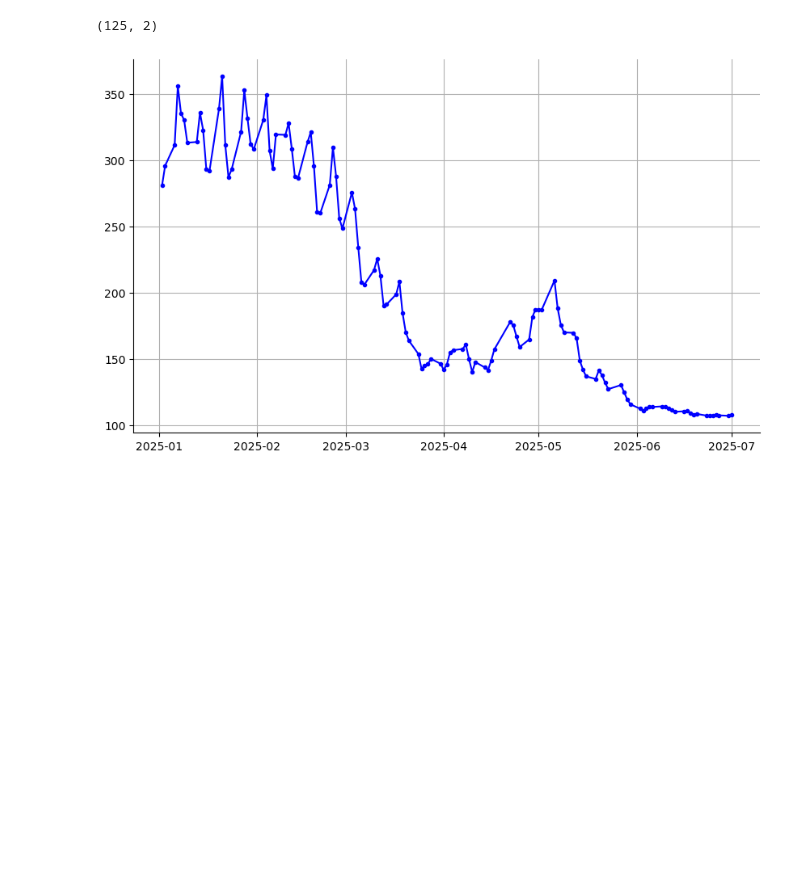
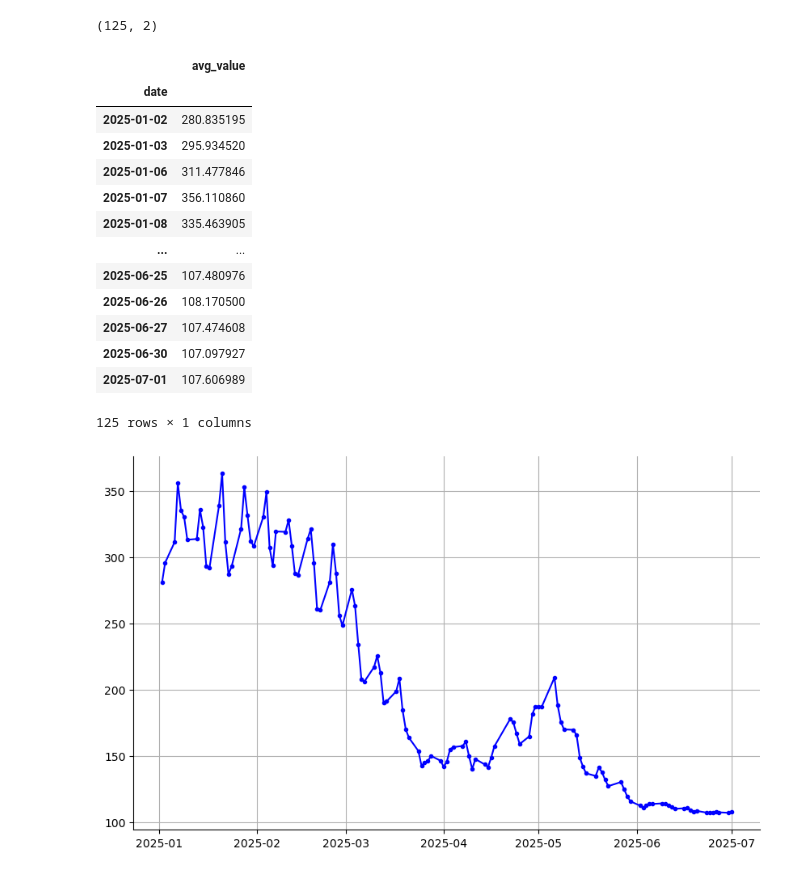
Before and after one commit to UoB-DSMP-2023-24/dsmp-2024-group20, a Jupyter notebook: ARIMA/ARIMA_implement.ipynb, the cells around one changed output. Cells and saved outputs as stored; diff of their text form; code cells hidden in the pictures; blank space fills up the shorter version.

```diff
--- a/ARIMA/ARIMA_implement.ipynb
+++ b/ARIMA/ARIMA_implement.ipynb
@@ -31,7 +31,24 @@ df['date'] = pd.to_datetime(df['date'])
 df.set_index('date', inplace=True)
 
 # 这里的数据已经按照天为单位给出，不需要重新采样
-price = df['avg_value']
+price = df
+# %%
+price
+# %% [output]
+|  | avg_value |
+| date |  |
+| 2025-01-02 | 280.835195 |
+| 2025-01-03 | 295.934520 |
+| 2025-01-06 | 311.477846 |
+| 2025-01-07 | 356.110860 |
+| 2025-01-08 | 335.463905 |
+| ... | ... |
+| 2025-06-25 | 107.480976 |
+| 2025-06-26 | 108.170500 |
+| 2025-06-27 | 107.474608 |
+| 2025-06-30 | 107.097927 |
+| 2025-07-01 | 107.606989 |
+125 rows × 1 columns
 # %%
 plt.figure(figsize=(10, 6))
 plt.plot(price, marker='.', linestyle='-', color='b')
```
Also changed, not shown: parts of 9 cells of this notebook.
